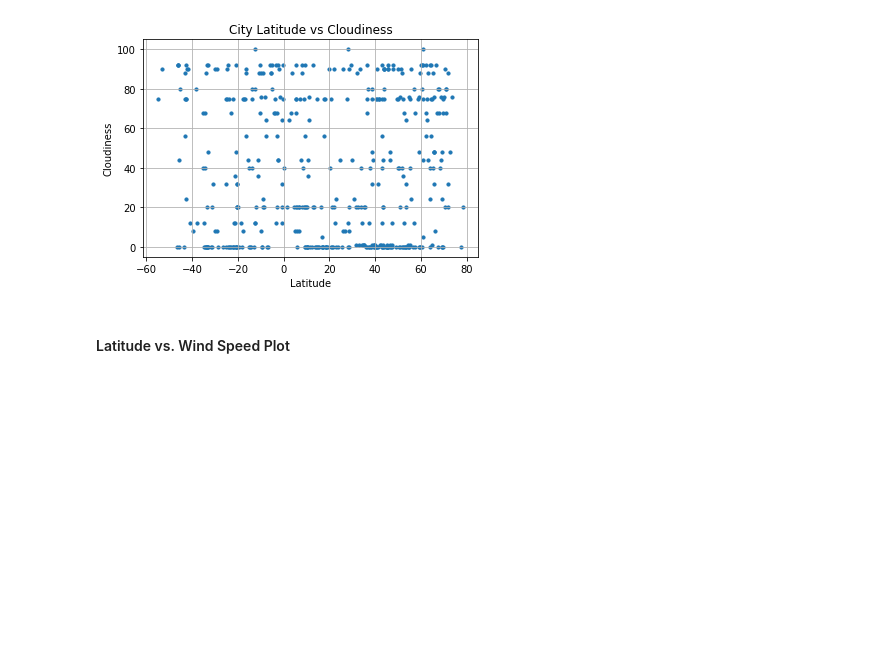
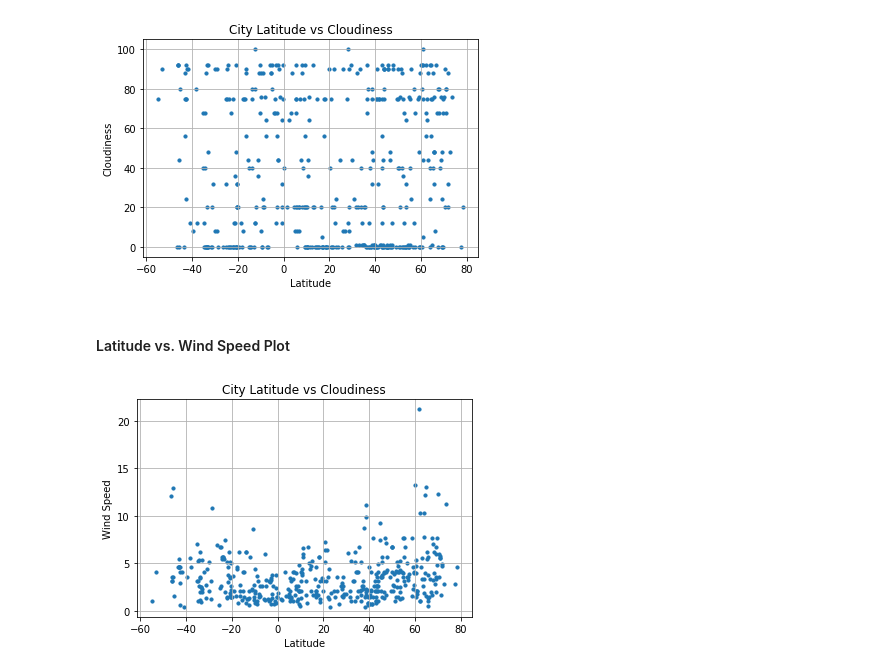
Before and after one commit to aleguizar/DataBootCampAle, a Jupyter notebook: WeatherPyAleGuizar.ipynb, the cells around one changed output. Cells and saved outputs as stored; diff of their text form; code cells hidden in the pictures; blank space fills up the shorter version.

```diff
--- a/WeatherPyAleGuizar.ipynb
+++ b/WeatherPyAleGuizar.ipynb
@@ -267,16 +268,18 @@ plt.show()
 # %%
 #Latitute vs Wind Speet Plot - Lat - Cloudiness
 # Build a scatter plot for each data type
 plt.scatter(resultsDataFrame["Lat"], resultsDataFrame["Wind Speed"], marker="o", s=10)
 
 # Incorporate the other graph properties
 plt.title("City Latitude vs Cloudiness")
-plt.ylabel("Cloudiness")
+plt.ylabel("Wind Speed")
 plt.xlabel("Latitude")
 plt.grid(True)
 
 # Save
-plt.savefig("CloudinessvsLaditude.png")
+plt.savefig("WindSpeedvsLaditude.png")
 
 # Show
 plt.show()
+# %% [output]
+[figure, added]
```
Also changed, not shown: parts of 1 cell of this notebook.
